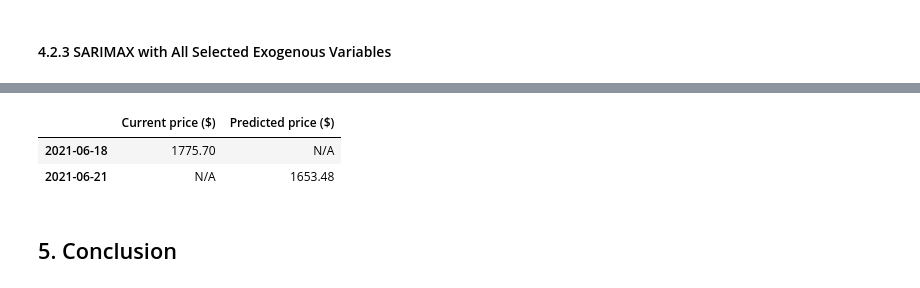
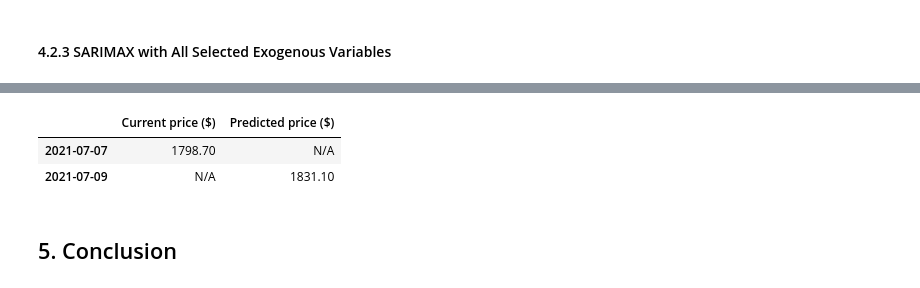
Before and after one commit to corrimare/gold, a Jupyter notebook: notebooks/gold.ipynb, the cells around one changed output, grey strips where cells are left out. Cells and saved outputs as stored; diff of their text form; code cells hidden in the pictures.

```diff
--- a/notebooks/gold.ipynb
+++ b/notebooks/gold.ipynb
@@ -366,5 +390,5 @@ weighted avg       0.62      0.62      0.61        71
 # %%
-sarimax_params=(2, 3, 1, 2, 1, 1, 20)
+sarimax_params=(1, 3, 1, 3, 1, 0, 5)
 test_prices_sarimax_all=yl.display_best_sarimax_model(y_train, y_test, sarimax_params, exogenous=True,
                                                  exogenous_list=exogenous_list)
 # %% [output]
@@ -550,11 +573,11 @@ plt.show()
 # %%
 ###################################
 # The latest prediction
 ###################################
-test_prices_sarimax.prediction_report()
+test_prices_sarimax_all.prediction_report()
 # %% [output]
 |  | Current price ($) | Predicted price ($) |
-| 2021-06-18 | 1775.70 | N/A |
-| 2021-06-21 | N/A | 1653.48 |
+| 2021-07-07 | 1798.70 | N/A |
+| 2021-07-09 | N/A | 1831.10 |
 # %% [markdown]
 ## 5. Conclusion
```
Also changed, not shown: parts of 33 cells of this notebook.
